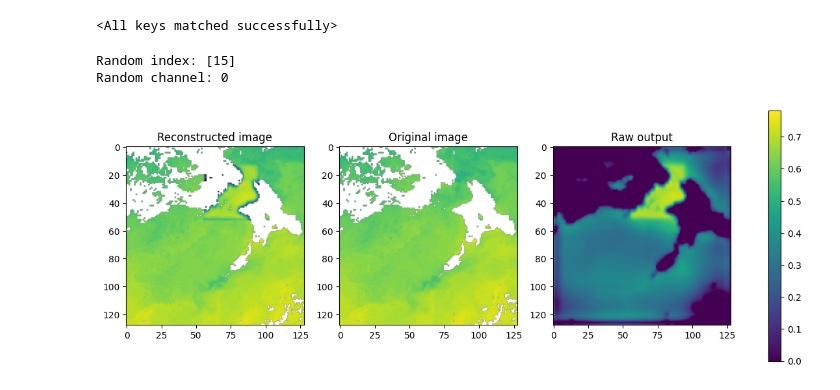
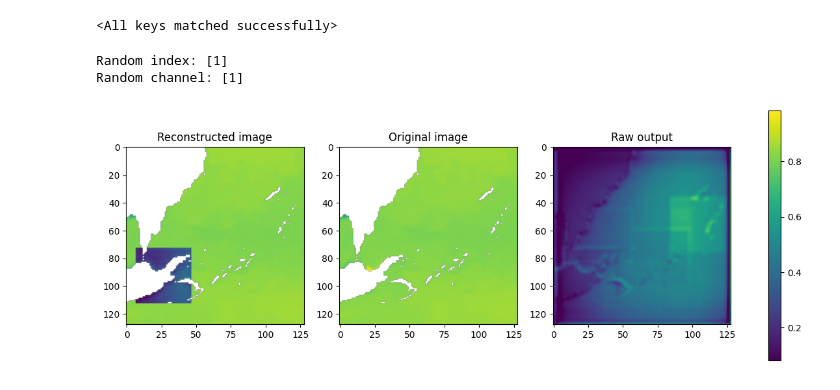
Before and after one commit to LisaDaVinchie/Land_data_inpainting, a Jupyter notebook: src/generate_reconstructed_images.ipynb, the cells around one changed output. Saved outputs shown, nothing was run; the diff lists cells and outputs as text; code cells hidden in the pictures.

```diff
--- a/src/generate_reconstructed_images.ipynb
+++ b/src/generate_reconstructed_images.ipynb
@@ -41,10 +41,10 @@ model.load_state_dict(weights)
 # %%
 # Get random image
 random_index = np.random.choice(n_images, 1, replace=False)
-# channel = np.random.choice(masked_channels, 1, replace=False)
+channel = np.random.choice(masked_channels, 1, replace=False)
 
 # random_index = [14]
-channel = 0
+# channel = 0
 
 print(f"Random index: {random_index}")
 print(f"Random channel: {channel}")
@@ -65,36 +65,36 @@ image = th.where(nans_mask == 0, th.nan, image)
 output = th.where(mask == 0, output, image) # Where mask is 0, use the output, else use the original image
 output = th.where(nans_mask == 0, th.nan, output)
 np_output = output[0, channel, :, :].detach().squeeze(0).numpy()
 np_image = image[0, channel, :, :].detach().squeeze(0).numpy()
 raw_output_np = raw_output[0, channel, :, :].detach().squeeze(0).numpy()
 
 mask = mask.detach().squeeze().numpy()
 nans_mask = nans_mask.detach().squeeze().numpy()
 
 # Determine global vmin and vmax to ensure same colormap scaling
 vmin = np.nanmin([np_output, np_image])
 vmax = np.nanmax([np_output, np_image])
 
 fig, axs = plt.subplots(1, 3, figsize=(15, 5))
 
 im0 = axs[0].imshow(np_output, vmin=vmin, vmax=vmax)
 axs[0].set_title("Reconstructed image")
 
 
 im1 = axs[1].imshow(np_image, vmin=vmin, vmax=vmax)
 axs[1].set_title("Original image")
 
 im2 = axs[2].imshow(raw_output_np, vmin=vmin, vmax=vmax)
 axs[2].set_title("Raw output")
 
 # Shared colorbar using one of the images
 fig.colorbar(im1, ax=axs, orientation='vertical')
 
 plt.show()
 # %% [output]
-Random index: [15]
-Random channel: 0
+Random index: [1]
+Random channel: [1]
-[figure, old version]
+[figure, new version]
 # %%
 norm_class = MinMaxNormalization()
 denormalized_raw_output = norm_class.denormalize(raw_output, minmax).detach().numpy()
```
Also changed, not shown: parts of 2 cells of this notebook.
